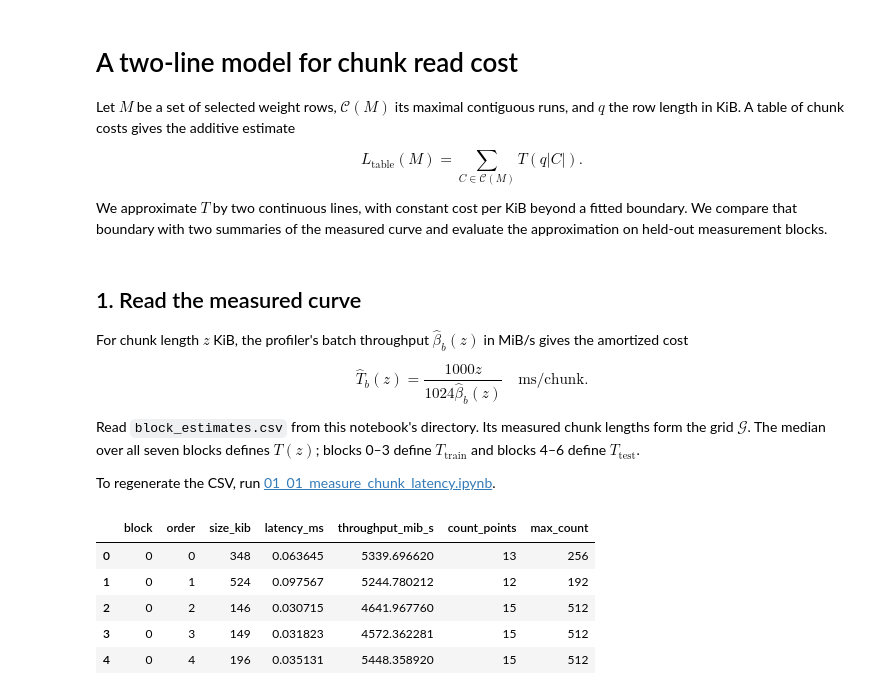
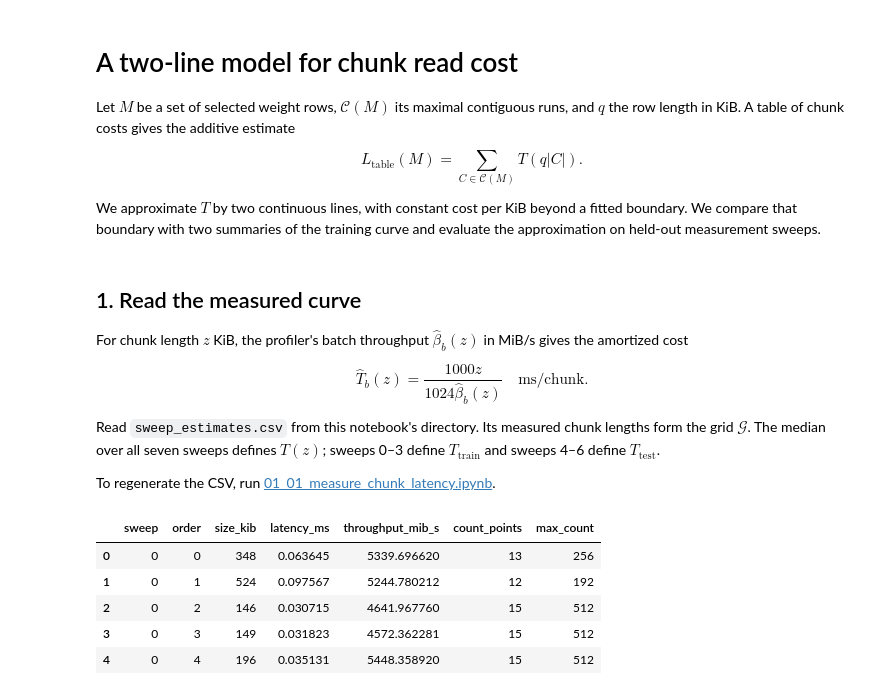
Before and after one commit to yabsed/vlm-in-flash-jupyter, a Jupyter notebook: results/01/01_02_chunk_latency.ipynb, the cells around one changed output. Saved outputs shown, nothing was run; the diff lists cells and outputs as text; code cells hidden in the pictures.

```diff
--- a/results/01/01_02_chunk_latency.ipynb
+++ b/results/01/01_02_chunk_latency.ipynb
@@ -5,7 +5,7 @@ Let $M$ be a set of selected weight rows, $\mathcal C(M)$ its maximal contiguous
 
 $$L_{\mathrm{table}}(M)=\sum_{C\in\mathcal C(M)}T(q|C|).$$
 
-We approximate $T$ by two continuous lines, with constant cost per KiB beyond a fitted boundary. We compare that boundary with two summaries of the measured curve and evaluate the approximation on held-out measurement blocks.
+We approximate $T$ by two continuous lines, with constant cost per KiB beyond a fitted boundary. We compare that boundary with two summaries of the training curve and evaluate the approximation on held-out measurement sweeps.
 # %%
 from pathlib        import Path
 from scipy.optimize import nnls
@@ -18,3 +18,5 @@ CSV_PATH = Path("block_estimates.csv")
+# %%
+CSV_PATH = Path("sweep_estimates.csv")
 # %% [markdown]
 ## 1. Read the measured curve
 
@@ -22,15 +24,14 @@ For chunk length $z$ KiB, the profiler's batch throughput $\widehat\beta_b(z)$ i
 
 $$\widehat T_b(z)=\frac{1000z}{1024\widehat\beta_b(z)}\quad\mathrm{ms/chunk}.$$
 
-Read `block_estimates.csv` from this notebook's directory. Its measured chunk lengths form the grid $\mathcal G$. The median over all seven blocks defines $T(z)$; blocks 0–3 define $T_{\mathrm{train}}$ and blocks 4–6 define $T_{\mathrm{test}}$.
+Read `sweep_estimates.csv` from this notebook's directory. Its measured chunk lengths form the grid $\mathcal G$. The median over all seven sweeps defines $T(z)$; sweeps 0–3 define $T_{\mathrm{train}}$ and sweeps 4–6 define $T_{\mathrm{test}}$.
 
 To regenerate the CSV, run [01_01_measure_chunk_latency.ipynb](01_01_measure_chunk_latency.ipynb).
 # %%
-# read csv
-data = pd.read_csv(CSV_PATH)
-data.head()
+measurements = pd.read_csv(CSV_PATH)
+measurements.head()
 # %% [output]
-|  | block | order | size_kib | latency_ms | throughput_mib_s | count_points | max_count |
+|  | sweep | order | size_kib | latency_ms | throughput_mib_s | count_points | max_count |
 | 0 | 0 | 0 | 348 | 0.063645 | 5339.696620 | 13 | 256 |
 | 1 | 0 | 1 | 524 | 0.097567 | 5244.780212 | 12 | 192 |
 | 2 | 0 | 2 | 146 | 0.030715 | 4641.967760 | 15 | 512 |
```
Also changed, not shown: parts of 48 cells of this notebook, 7 other files.
